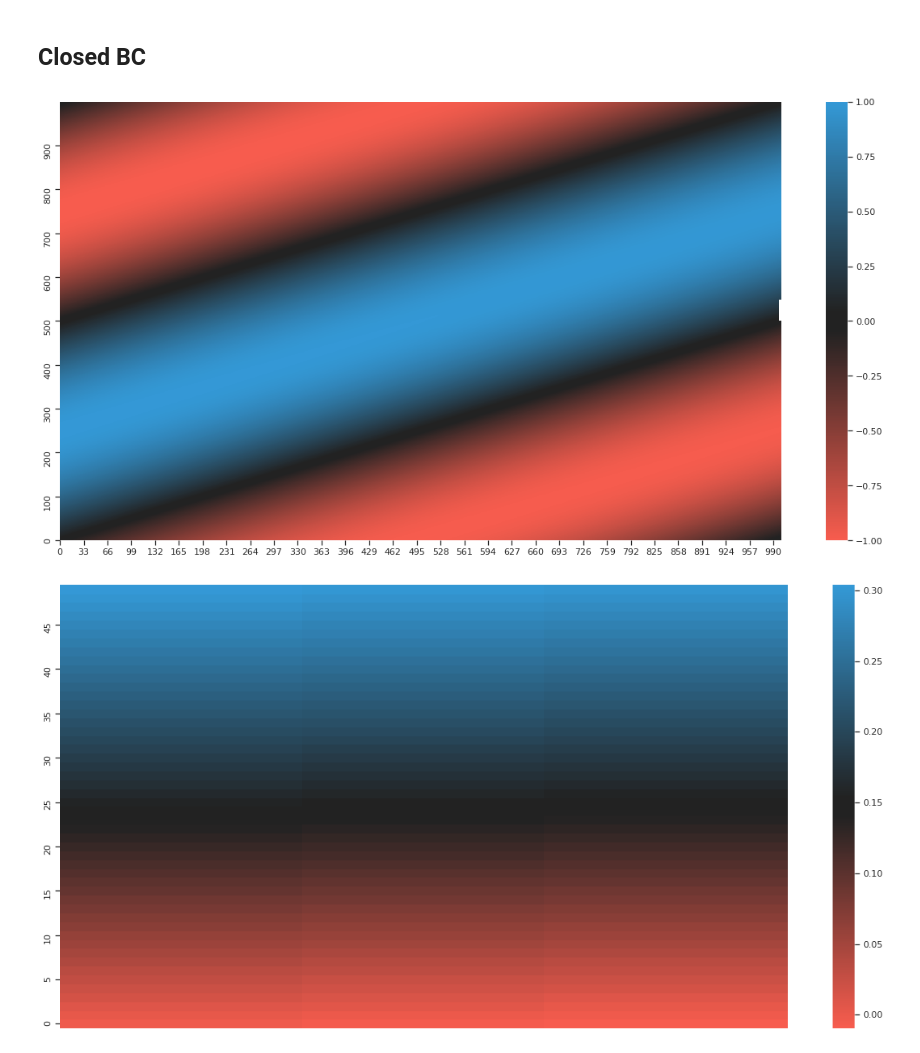
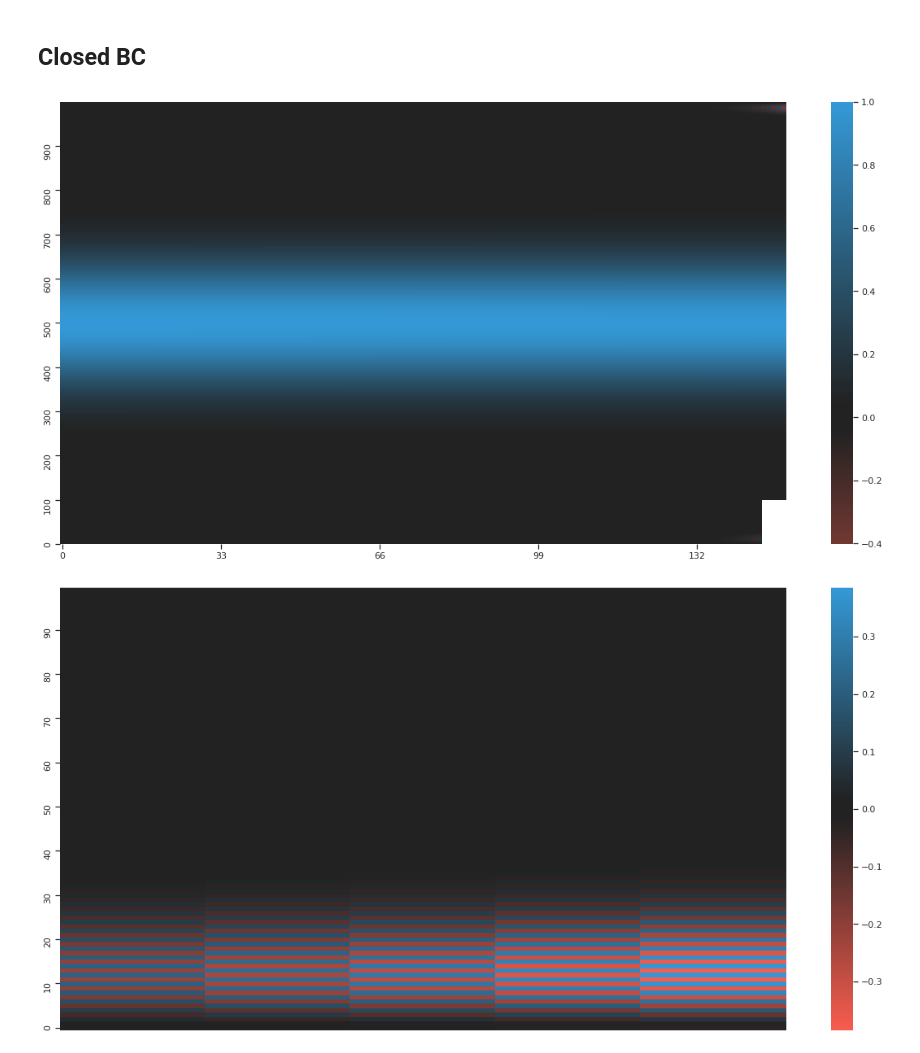
Before and after one commit to alecandido/fluiddynamics, a Jupyter notebook: experiments/grid_methods.ipynb, the cells around one changed output. Saved outputs shown, nothing was run; the diff lists cells and outputs as text; code cells hidden in the pictures.

```diff
--- a/experiments/grid_methods.ipynb
+++ b/experiments/grid_methods.ipynb
@@ -155,8 +160,10 @@ def ocbc(theory, setup, bc=(1, 1), evolution_step=lambda x, *args: x):
     n_x = setup['n_x']
 
     rho_t0 = setup['ic']
+    rho_t0[0] = (1 - bc[0]) * rho_t0[1]
+    rho_t0[-1] = (1 - bc[1]) * rho_t0[-2]
 
-    rho_tm = deepcopy(rho_t0)
+    rho_tm = rho_t0.copy()
     rho = rho_tm
 
     for i in range(n_t):
@@ -165,11 +172,13 @@ def ocbc(theory, setup, bc=(1, 1), evolution_step=lambda x, *args: x):
 
         # impose BC
         rho_tm1[0] = (1 - bc[0]) * rho_tm1[1]
-        rho_tm1[1] = (1 - bc[1]) * rho_tm1[-2]
+        rho_tm1[-1] = (1 - bc[1]) * rho_tm1[-2]
 
         # update current
-        rho_tm = deepcopy(rho_tm1)
+        rho_tm = rho_tm1
 
-        rho = np.vstack([rho, rho_tm1])
+        # take a snapshot
+        if n_t % 100 == 0:
+            rho = np.vstack([rho, rho_tm1.copy()])
 
     return rho.T
@@ -175,0 +228,5 @@ def ocbc(theory, setup, bc=(1, 1), evolution_step=lambda x, *args: x):
+# %%
+rho = np.arange(6).reshape(2, 3)
+rho_tm1 = np.arange(3)
+
+np.vstack((rho, rho_tm1.copy().reshape((1, rho_tm1.size))))
@@ -189,6 +250,7 @@ def windowed_evolution(rho, window):
     ax_ev = sns.heatmap(rho,
                         xticklabels=(n_t // 10),
                         yticklabels=(n_x // 10),
+                        center=0.,
                         cmap=colormap,
                         mask=(rho_plot==0),
                      )
@@ -202,6 +264,7 @@ def windowed_evolution(rho, window):
     ax_wind = sns.heatmap(rho_window,
                      xticklabels=((window[1][1] - window[1][0]) // 10),
                      yticklabels=((window[0][1] - window[0][0]) // 10),
+                     center=0.,
                      cmap=colormap)
     ax_wind.invert_yaxis()
 # %% [markdown]
@@ -299,23 +412,22 @@ windowed_evolution(rho_pbc_lax_open, window)
 # %% [markdown]
 ## Closed BC
 # %%
-theory_pbc_lax = dict(alpha=0.5)
+theory_closed_diff = dict(alpha=0.27)
 
-n_t = 1000
+n_t = 150
 n_x = 1000
-setup_pbc_lax = dict(
-    n_t=n_t,
-    n_x=n_x,
-    ic=ic_sin(0., 2, n_x)
-)
+setup_closed_diff = dict(n_t=n_t, n_x=n_x, ic=ic_gauss(n_x / 2, n_x / 10, n_x))
 
 # run
-rho_pbc_lax_closed = ocbc(theory_pbc_lax, setup_pbc_lax, bc=(0,0), evolution_step=lax)
+rho_closed_diff = ocbc(
+    theory_closed_diff, setup_closed_diff, bc=(0, 0), evolution_step=diffusion
+)
 # %%
-n_x, n_t = rho_pbc_lax_closed.shape
-window = (n_x // 2, n_x // 2 + 50), (n_t - 3, n_t)
+n_x, n_t = rho_closed_diff.shape
+# window = (n_x , n_x // 2 + 50), (n_t - 5, n_t)
+window = (0, 100), (n_t - 5, n_t)
 
-windowed_evolution(rho_pbc_lax_closed, window)
+windowed_evolution(rho_closed_diff, window)
 # %% [output]
-[figure, old version]
+[figure, new version]
-[figure, old version]
+[figure, new version]
```
Also changed, not shown: parts of 20 cells of this notebook, 1 other file.
